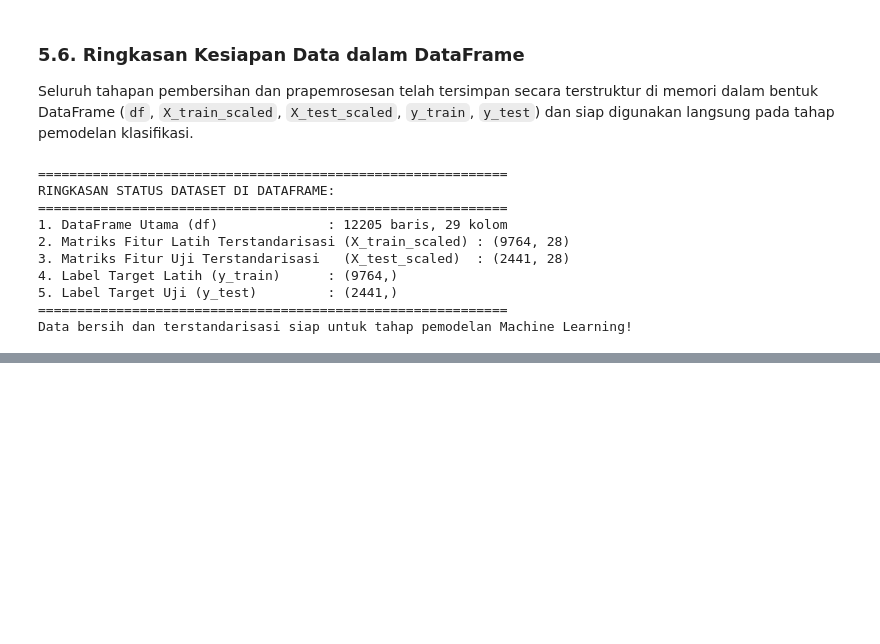
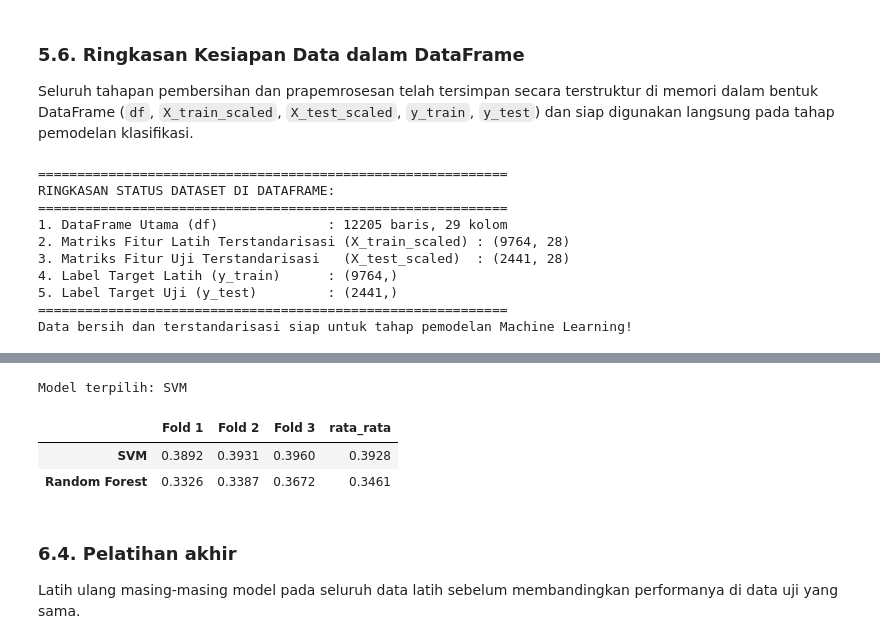
Before and after one commit to oktavianprstyd/MauArgonAtauAstra, a Jupyter notebook: notebook.ipynb, the cells around one changed output, grey strips where cells are left out. Cells and saved outputs as stored; diff of their text form; code cells hidden in the pictures; blank space fills up the shorter version.

```diff
--- a/notebook.ipynb
+++ b/notebook.ipynb
@@ -625,0 +649,13 @@ Data bersih dan terstandarisasi siap untuk tahap pemodelan Machine Learning!
+# %%
+from sklearn.compose import ColumnTransformer
+from sklearn.ensemble import RandomForestClassifier
+from sklearn.metrics import (
+    ConfusionMatrixDisplay, RocCurveDisplay, f1_score,
+    precision_score, recall_score, roc_auc_score,
+)
+from sklearn.model_selection import StratifiedKFold, cross_val_score
+from sklearn.pipeline import make_pipeline
+from sklearn.preprocessing import OneHotEncoder
+from sklearn.svm import SVC
+
+numerik_model = [kolom for kolom in fitur_numerik if kolom in kolom_model]
@@ -625,0 +666,9 @@ Data bersih dan terstandarisasi siap untuk tahap pemodelan Machine Learning!
+# %%
+preproses_svm = ColumnTransformer(
+    [
+        ('numerik', StandardScaler(), numerik_model),
+        ('kode', OneHotEncoder(handle_unknown='ignore'), kode_kategori),
+    ],
+    remainder='passthrough',
+)
+model_svm = make_pipeline(preproses_svm, SVC(kernel='rbf', class_weight='balanced'))
@@ -625,0 +692,21 @@ Data bersih dan terstandarisasi siap untuk tahap pemodelan Machine Learning!
+# %%
+model_klasifikasi = {'SVM': model_svm, 'Random Forest': model_rf}
+validasi = StratifiedKFold(n_splits=3, shuffle=True, random_state=42)
+
+hasil_validasi = pd.DataFrame({
+    nama: cross_val_score(model, X_latih_model, y_train, cv=validasi, scoring='f1')
+    for nama, model in model_klasifikasi.items()
+}, index=['Fold 1', 'Fold 2', 'Fold 3'])
+f1_validasi = hasil_validasi.mean()
+model_terpilih = f1_validasi.idxmax()
+display(hasil_validasi.T.assign(rata_rata=f1_validasi).round(4))
+print('Model terpilih:', model_terpilih)
+# %% [output]
+Model terpilih: SVM
+|  | Fold 1 | Fold 2 | Fold 3 | rata_rata |
+| SVM | 0.3892 | 0.3931 | 0.3960 | 0.3928 |
+| Random Forest | 0.3326 | 0.3387 | 0.3672 | 0.3461 |
+# %% [markdown]
+### 6.4. Pelatihan akhir
+
+Latih ulang masing-masing model pada seluruh data latih sebelum membandingkan performanya di data uji yang sama.
```
Also changed, not shown: parts of 31 cells of this notebook.
